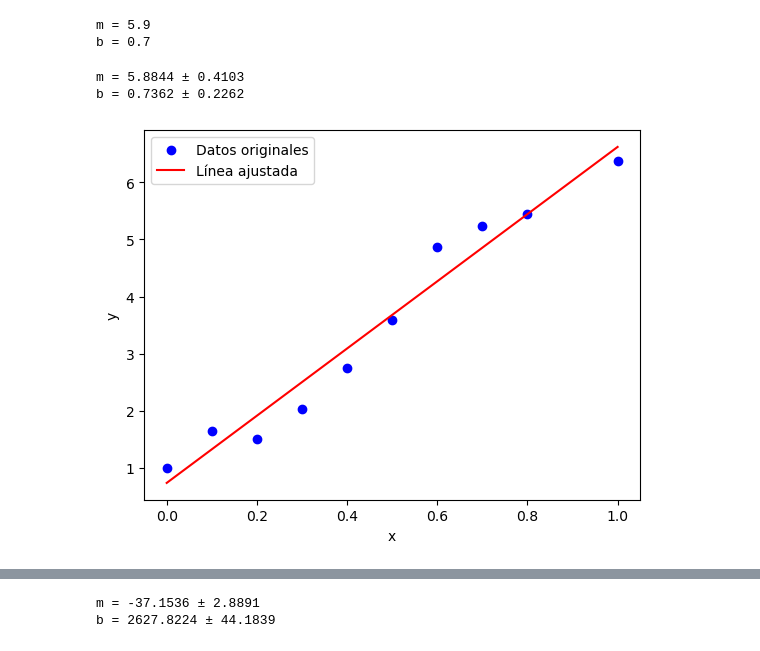
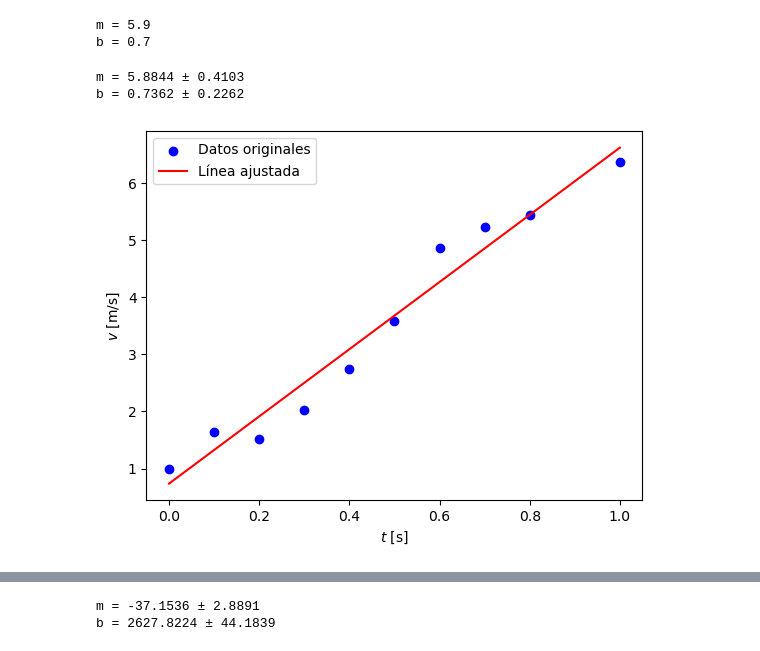
Before and after one commit to hectorfro/LabFisicaWork, a Jupyter notebook: GuiaLabora/Notebook/Cap05.ipynb, the cells around one changed output, grey strips where cells are left out. Cells and saved outputs as stored; diff of their text form; code cells hidden in the pictures.

```diff
--- a/GuiaLabora/Notebook/Cap05.ipynb
+++ b/GuiaLabora/Notebook/Cap05.ipynb
@@ -80,27 +80,27 @@ import statsmodels.api as sm
 # %%
 # Agregamos una constante (columna de unos) a xn
 X = sm.add_constant(xn)
 # Ajustamos el modelo
 model = sm.OLS(yn, X).fit()
 # Obtenemos los coeficientes y los errores estándar
 b, m = model.params
 Delta_b, Delta_m = model.bse
 # Imprimimos los coeficientes y sus errores estándar
 print(f'm = {m:.4f} \u00B1 {Delta_m:.4f}')
 print(f'b = {b:.4f} \u00B1 {Delta_b:.4f}')
 # Generamos valores de y usando los coeficientes obtenidos
 y_pred = m * xn + b
 # Graficamos los datos originales y la línea ajustada
 plt.scatter(xn, yn, color='blue', label='Datos originales')
 plt.plot(xn, y_pred, color='red', label='Línea ajustada')
-plt.xlabel('x')
-plt.ylabel('y')
+plt.xlabel('$t$ [s]')
+plt.ylabel('$v$ [m/s]')
 plt.legend()
 plt.show()
 # %% [output]
 m = 5.8844 ± 0.4103
 b = 0.7362 ± 0.2262
-[figure, old version]
+[figure, new version]
 # %%
 results = model
 print(results.summary())
```
Also changed, not shown: parts of 11 cells of this notebook, 4 other files.
